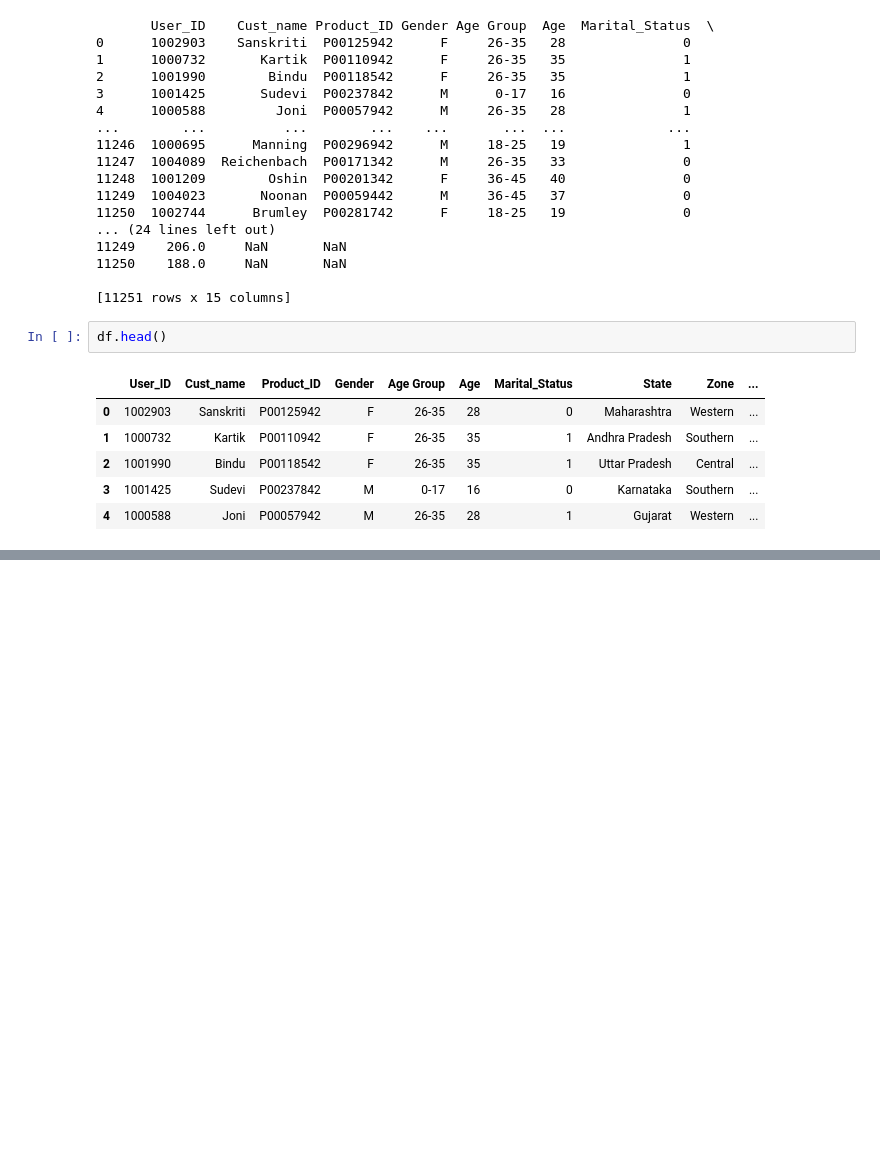
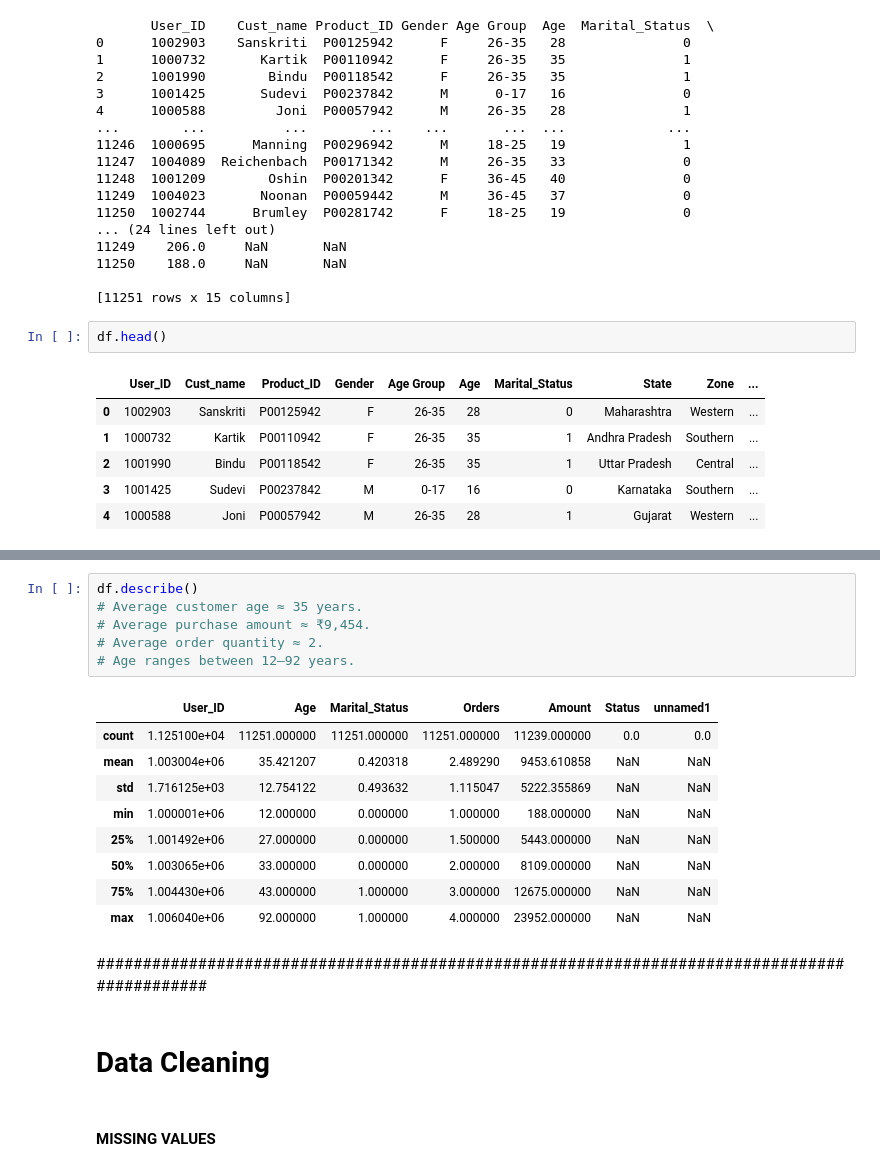
Before and after one commit to aksa106/DiwaliSalesEDA, a Jupyter notebook: notebooks/notebook.ipynb, the cells around one changed output, grey strips where cells are left out. Saved outputs shown, nothing was run; the diff lists cells and outputs as text; blank space fills up the shorter version.

```diff
--- a/notebooks/notebook.ipynb
+++ b/notebooks/notebook.ipynb
@@ -46,0 +175,22 @@ df.head()
+# %%
+df.describe()
+# Average customer age ≈ 35 years.
+# Average purchase amount ≈ ₹9,454.
+# Average order quantity ≈ 2.
+# Age ranges between 12–92 years.
+# %% [output]
+|  | User_ID | Age | Marital_Status | Orders | Amount | Status | unnamed1 |
+| count | 1.125100e+04 | 11251.000000 | 11251.000000 | 11251.000000 | 11239.000000 | 0.0 | 0.0 |
+| mean | 1.003004e+06 | 35.421207 | 0.420318 | 2.489290 | 9453.610858 | NaN | NaN |
+| std | 1.716125e+03 | 12.754122 | 0.493632 | 1.115047 | 5222.355869 | NaN | NaN |
+| min | 1.000001e+06 | 12.000000 | 0.000000 | 1.000000 | 188.000000 | NaN | NaN |
+| 25% | 1.001492e+06 | 27.000000 | 0.000000 | 1.500000 | 5443.000000 | NaN | NaN |
+| 50% | 1.003065e+06 | 33.000000 | 0.000000 | 2.000000 | 8109.000000 | NaN | NaN |
+| 75% | 1.004430e+06 | 43.000000 | 1.000000 | 3.000000 | 12675.000000 | NaN | NaN |
+| max | 1.006040e+06 | 92.000000 | 1.000000 | 4.000000 | 23952.000000 | NaN | NaN |
+# %% [markdown]
+#############################################################################################
+# %% [markdown]
+# Data Cleaning
+# %% [markdown]
+#### MISSING VALUES
```
Also changed, not shown: parts of 18 cells of this notebook, 2 other files.
